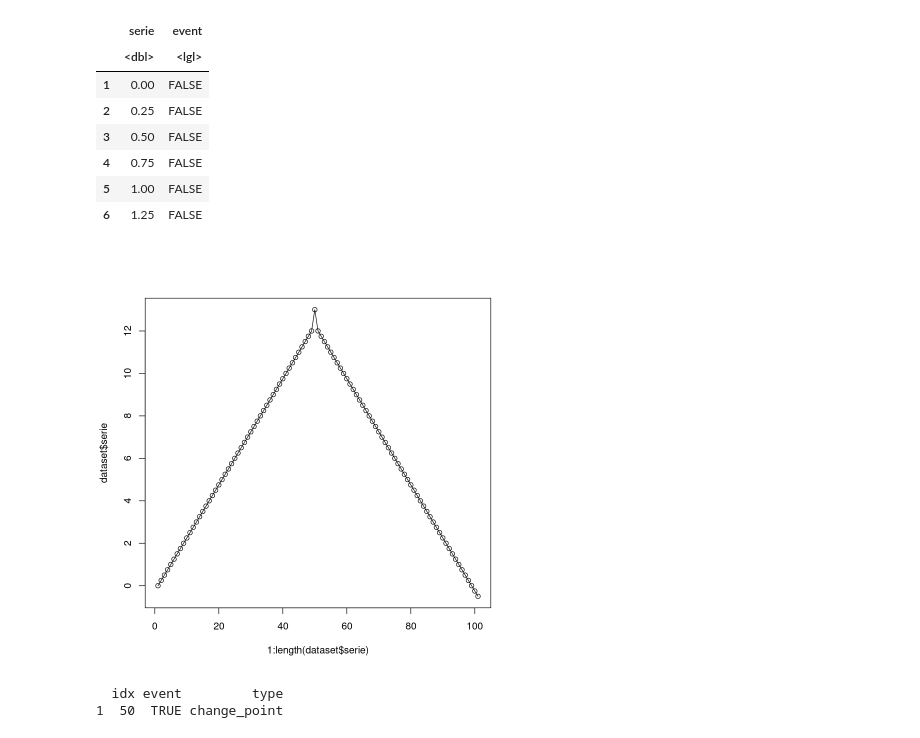
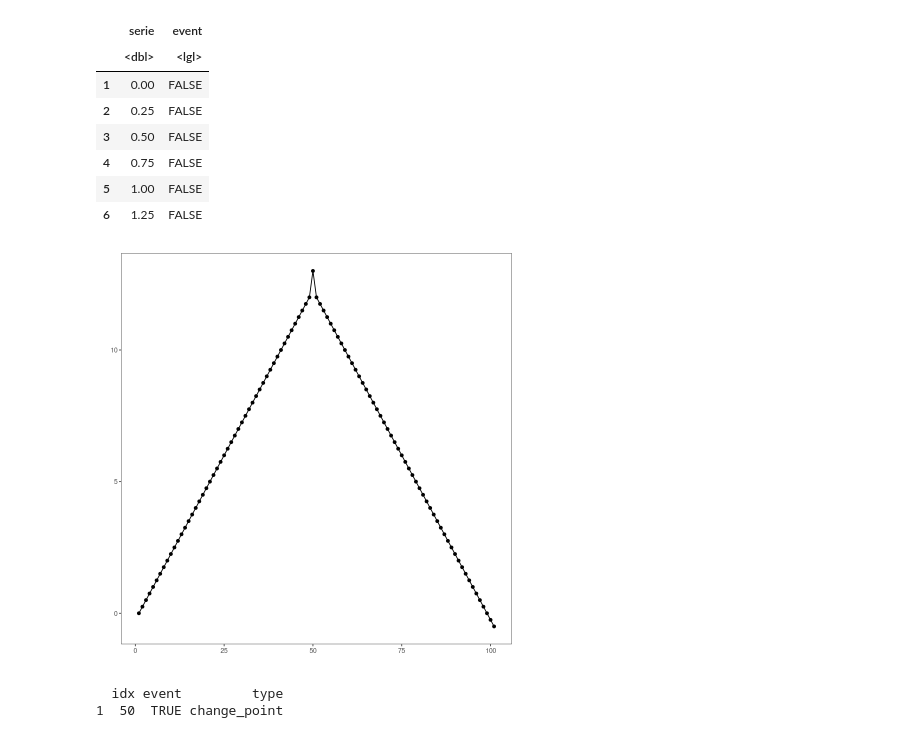
Before and after one commit to cefet-rj-dal/harbinger, a Jupyter notebook: examples/change_point/har_change_finder_arima.ipynb, the cells around one changed output. Drawn from its saved outputs; the diff is of its cells as text; code cells hidden in the pictures.

```diff
--- a/examples/change_point/har_change_finder_arima.ipynb
+++ b/examples/change_point/har_change_finder_arima.ipynb
@@ -36,11 +36,9 @@ A data.frame: 6 × 2
 | 6 | 1.25 | FALSE |
 # %%
 #ploting serie #1
-
-plot(x = 1:length(dataset$serie), y = dataset$serie)
-lines(x = 1:length(dataset$serie), y = dataset$serie)
+ts_plot(x = 1:length(dataset$serie), y = dataset$serie)
 # %% [output]
-[figure, old version]
+[figure, new version]
 # %%
 # establishing change finder arima method
   model <- change_finder_arima()
```
Also changed, not shown: parts of 1 cell of this notebook, 17 other files.
